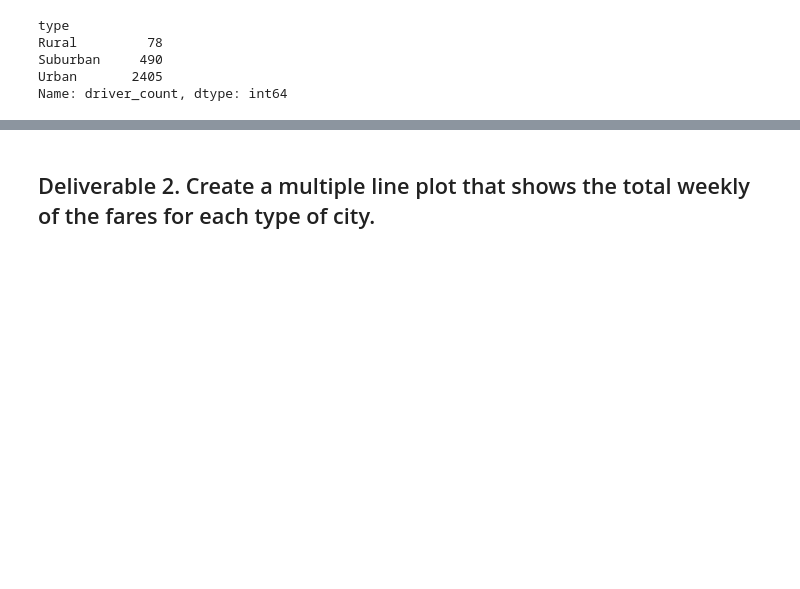
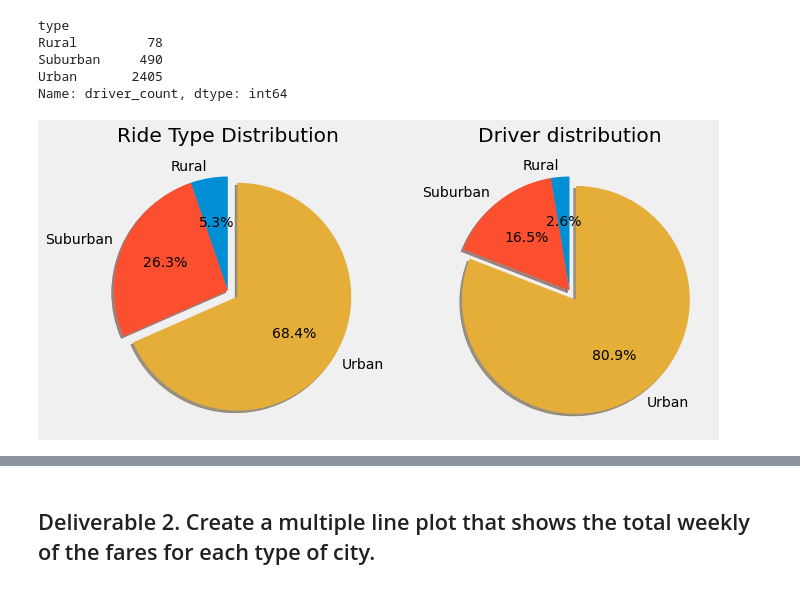
Before and after one commit to iFan13/PyBer_Analysis, a Jupyter notebook: PyBer_Challenge.ipynb, the cells around one changed output, grey strips where cells are left out. Cells and saved outputs as stored; diff of their text form; code cells hidden in the pictures; blank space fills up the shorter version.

Commit message:
more visualizations

```diff
--- a/PyBer_Challenge.ipynb
+++ b/PyBer_Challenge.ipynb
@@ -56,6 +65,68 @@ Rural         78
 Suburban     490
 Urban       2405
 Name: driver_count, dtype: int64
+# %%
+import heapq
+
+# initialize fig & ax
+fig,ax=plt.subplots(1,2, figsize=(10, 5))
+
+# use style
+style.use('fivethirtyeight')
+
+# initialize array
+explode_values=[]
+
+# set values in index to 0 & expand array
+for index in rides_by_city_type:
+    explode_values.append(0)
+
+#find largest number of rides (can be set for different number of values)
+largestvalues = heapq.nlargest(1, range(len(rides_by_city_type)), key = rides_by_city_type.__getitem__)
+
+# explode largest value
+for index in largestvalues:
+    explode_values[index]= 0.1
+
+# use style
+style.use('fivethirtyeight')
+
+# plot first ax
+ax[0].pie(x=rides_by_city_type,
+      explode= explode_values,
+      labels = rides_by_city_type.index,
+      shadow = True,
+      startangle=90,
+      autopct='%.1f%%'
+      )
+ax[0].set(title="Ride Type Distribution")
+
+#find largest number of drivers (can be set for different number of values)
+largestvalues = heapq.nlargest(1, range(len(drivers_by_city_type)), key = drivers_by_city_type.__getitem__)
+
+# explode largest value
+for index in largestvalues:
+    explode_values[index]= 0.1
+
+# use style
+style.use('fivethirtyeight')
+
+# plot second ax
+ax[1].pie(x=drivers_by_city_type,
+      explode= explode_values,
+      labels = drivers_by_city_type.index,
+      shadow = True,
+      startangle=90,
+      autopct='%.1f%%'
+      )
+ax[1].set(title="Driver distribution")
+
+plt.savefig("analysis/Ride_Type_and_Driver_Distribution.png")
+
+# show chart
+plt.show()
+# %% [output]
+[figure, added]
 # %%
 #  3. Get the total amount of fares for each city type
 total_fares_by_city_type = pyber_data_df.groupby(["type"]).sum()["fare"]
```
Also changed, not shown: parts of 16 cells of this notebook, 1 other file.
